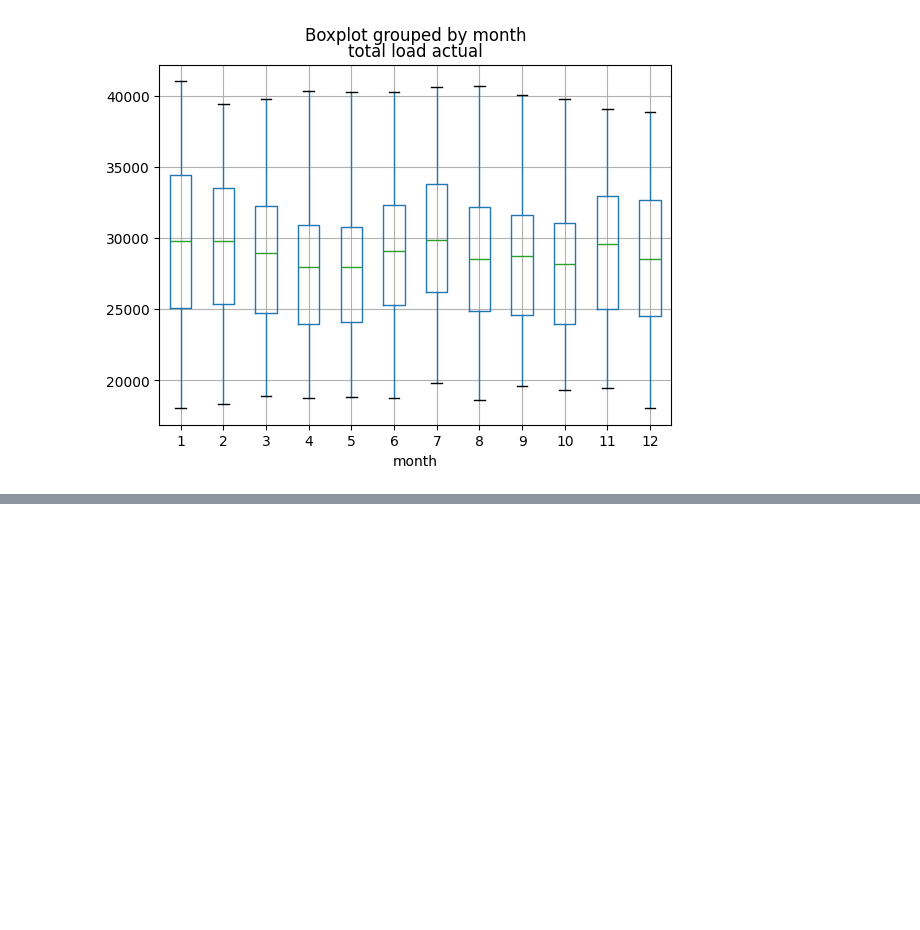
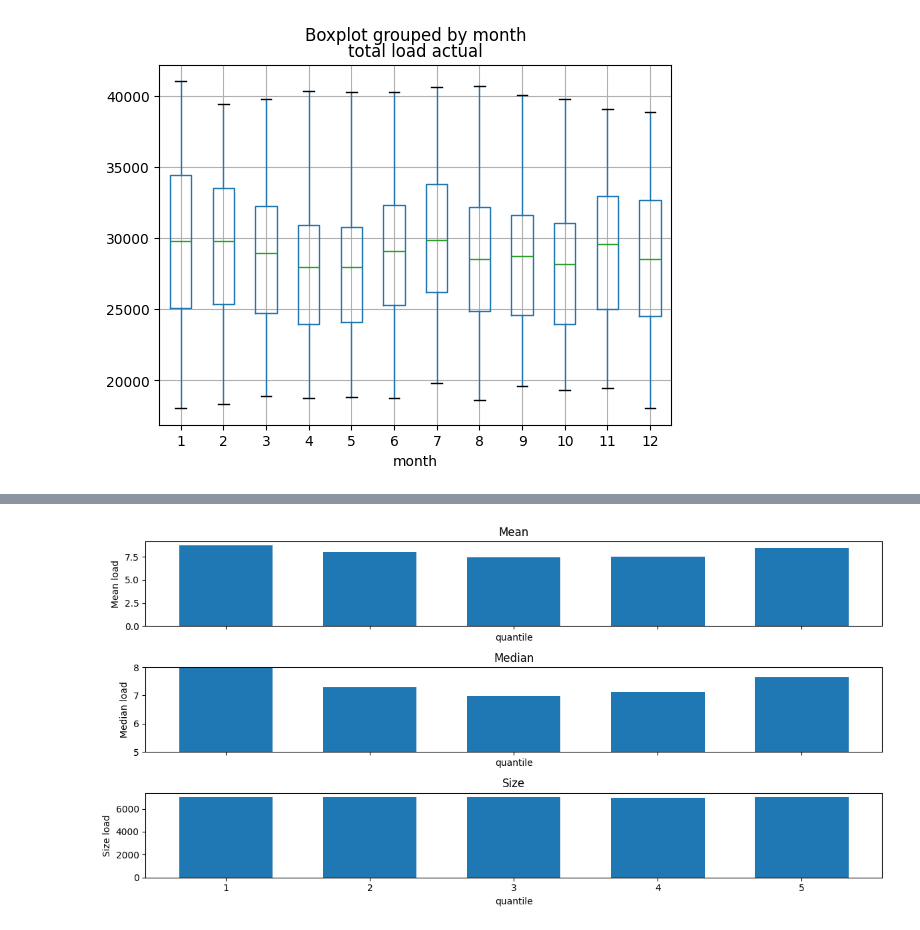
Before and after one commit to str311/pandas-and-plot-doc, a Jupyter notebook: data_analysis.ipynb, the cells around one changed output, grey strips where cells are left out. Cells and saved outputs as stored; diff of their text form; code cells hidden in the pictures; blank space fills up the shorter version.

```diff
--- a/data_analysis.ipynb
+++ b/data_analysis.ipynb
@@ -135,0 +155,19 @@ ax = plot_df.boxplot(column="total load actual",by="month")
+# %%
+five_parts = pd.qcut(load_error,5)
+predict_df = pd.DataFrame({"load_error":load_error,"price_gap":price_gap,"five":five_parts},index=load_error.index)
+
+x = predict_df.groupby("five")["price_gap"].agg(["mean","median","size"])
+
+fig, axes = plt.subplots(3, 1, figsize=(12, 6), sharex=True)
+axes[0].bar([1,2,3,4,5], x.iloc[:,0], color="tab:blue", width=0.65)
+axes[1].bar([1,2,3,4,5], x.iloc[:,1], color="tab:blue", width=0.65)
+axes[2].bar([1,2,3,4,5], x.iloc[:,2], color="tab:blue", width=0.65)
+
+axes[0].set(title="Mean", xlabel="quantile", ylabel="Mean load")
+axes[1].set(title="Median", xlabel="quantile", ylabel="Median load",ylim=(5,8))
+axes[2].set(title="Size", xlabel="quantile", ylabel="Size load")
+
+fig.tight_layout()
+plt.show()
+# %% [output]
+[figure, added]
```
Also changed, not shown: parts of 16 cells of this notebook, 2 other files.
